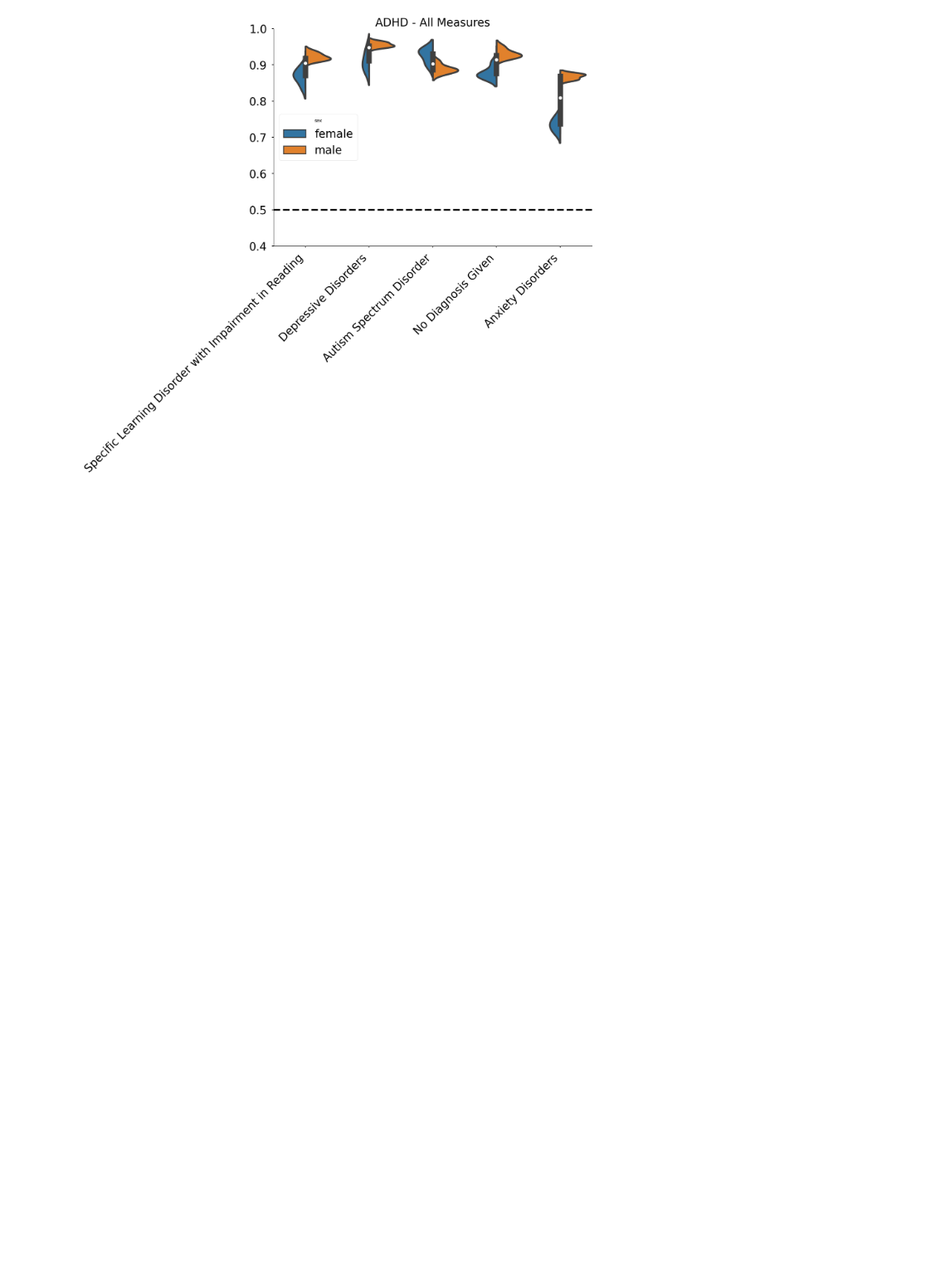
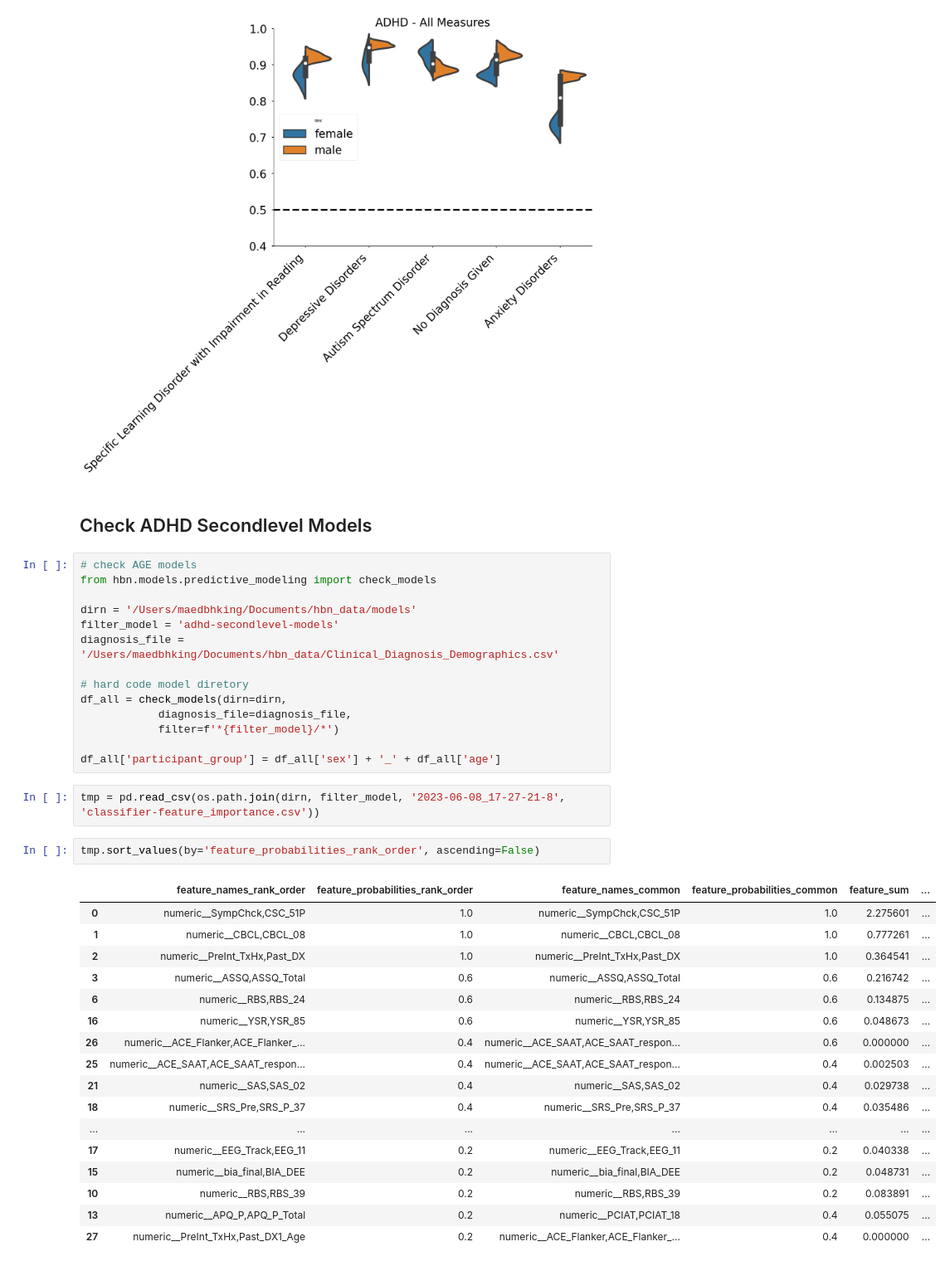
Before and after one commit to burdinskid13/healthy_brain_network, a Jupyter notebook: notebooks/phenotype_adhd_models.ipynb, the cells around one changed output. Shown at 83% size. Cells and saved outputs as stored; diff of their text form; blank space fills up the shorter version.

```diff
--- a/notebooks/phenotype_adhd_models.ipynb
+++ b/notebooks/phenotype_adhd_models.ipynb
@@ -178,3 +179,41 @@ plt.show()
 [figure]
 [figure]
 [figure]
+# %% [markdown]
+## Check ADHD Secondlevel Models
+# %%
+# check AGE models
+from hbn.models.predictive_modeling import check_models
+
+dirn = '/Users/maedbhking/Documents/hbn_data/models'
+filter_model = 'adhd-secondlevel-models'
+diagnosis_file = '/Users/maedbhking/Documents/hbn_data/Clinical_Diagnosis_Demographics.csv'
+
+# hard code model diretory
+df_all = check_models(dirn=dirn,
+            diagnosis_file=diagnosis_file,
+            filter=f'*{filter_model}/*')
+
+df_all['participant_group'] = df_all['sex'] + '_' + df_all['age']
+# %%
+tmp = pd.read_csv(os.path.join(dirn, filter_model, '2023-06-08_17-27-21-8', 'classifier-feature_importance.csv'))
+# %%
+tmp.sort_values(by='feature_probabilities_rank_order', ascending=False)
+# %% [output]
+|  | feature_names_rank_order | feature_probabilities_rank_order | feature_names_common | feature_probabilities_common | feature_sum | ... |
+| 0 | numeric__SympChck,CSC_51P | 1.0 | numeric__SympChck,CSC_51P | 1.0 | 2.275601 | ... |
+| 1 | numeric__CBCL,CBCL_08 | 1.0 | numeric__CBCL,CBCL_08 | 1.0 | 0.777261 | ... |
+| 2 | numeric__PreInt_TxHx,Past_DX | 1.0 | numeric__PreInt_TxHx,Past_DX | 1.0 | 0.364541 | ... |
+| 3 | numeric__ASSQ,ASSQ_Total | 0.6 | numeric__ASSQ,ASSQ_Total | 0.6 | 0.216742 | ... |
+| 6 | numeric__RBS,RBS_24 | 0.6 | numeric__RBS,RBS_24 | 0.6 | 0.134875 | ... |
+| 16 | numeric__YSR,YSR_85 | 0.6 | numeric__YSR,YSR_85 | 0.6 | 0.048673 | ... |
+| 26 | numeric__ACE_Flanker,ACE_Flanker_... | 0.4 | numeric__ACE_SAAT,ACE_SAAT_respon... | 0.6 | 0.000000 | ... |
+| 25 | numeric__ACE_SAAT,ACE_SAAT_respon... | 0.4 | numeric__ACE_SAAT,ACE_SAAT_respon... | 0.4 | 0.002503 | ... |
+| 21 | numeric__SAS,SAS_02 | 0.4 | numeric__SAS,SAS_02 | 0.4 | 0.029738 | ... |
+| 18 | numeric__SRS_Pre,SRS_P_37 | 0.4 | numeric__SRS_Pre,SRS_P_37 | 0.4 | 0.035486 | ... |
+| ... | ... | ... | ... | ... | ... | ... |
+| 17 | numeric__EEG_Track,EEG_11 | 0.2 | numeric__EEG_Track,EEG_11 | 0.2 | 0.040338 | ... |
+| 15 | numeric__bia_final,BIA_DEE | 0.2 | numeric__bia_final,BIA_DEE | 0.2 | 0.048731 | ... |
+| 10 | numeric__RBS,RBS_39 | 0.2 | numeric__RBS,RBS_39 | 0.2 | 0.083891 | ... |
+| 13 | numeric__APQ_P,APQ_P_Total | 0.2 | numeric__PCIAT,PCIAT_18 | 0.4 | 0.055075 | ... |
+| 27 | numeric__PreInt_TxHx,Past_DX1_Age | 0.2 | numeric__ACE_Flanker,ACE_Flanker_... | 0.4 | 0.000000 | ... |
```
Also changed, not shown: parts of 3 cells of this notebook, 1 other file.
